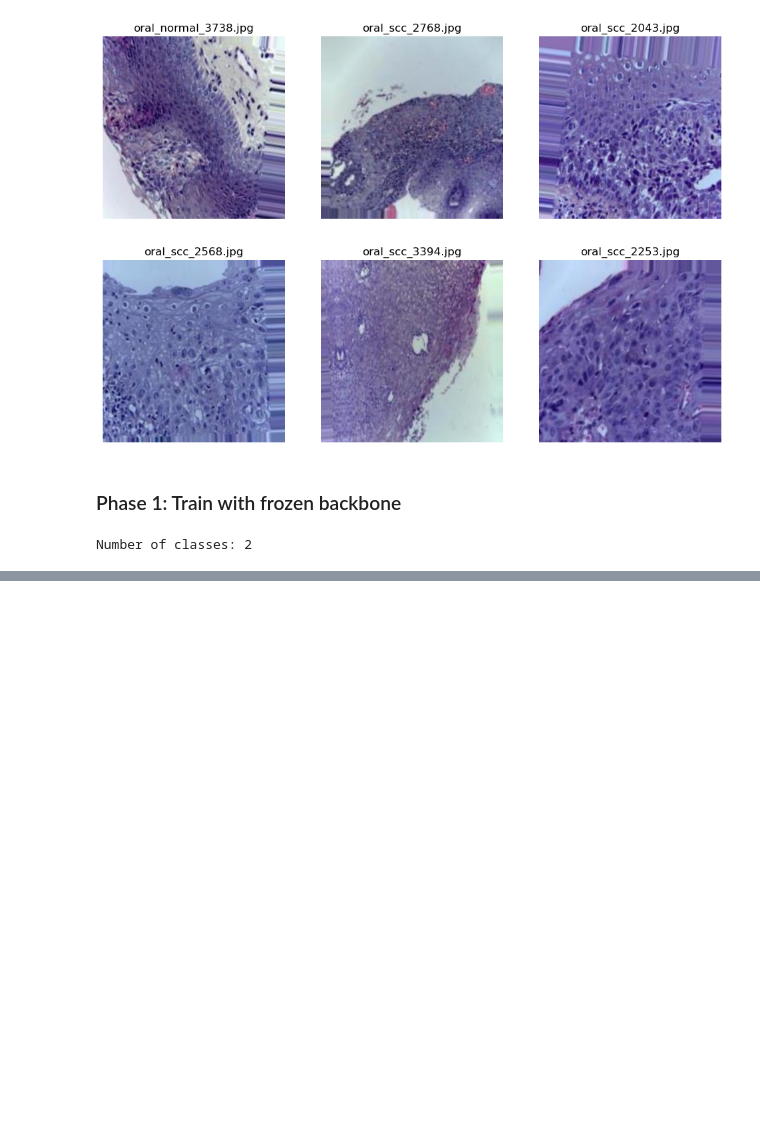
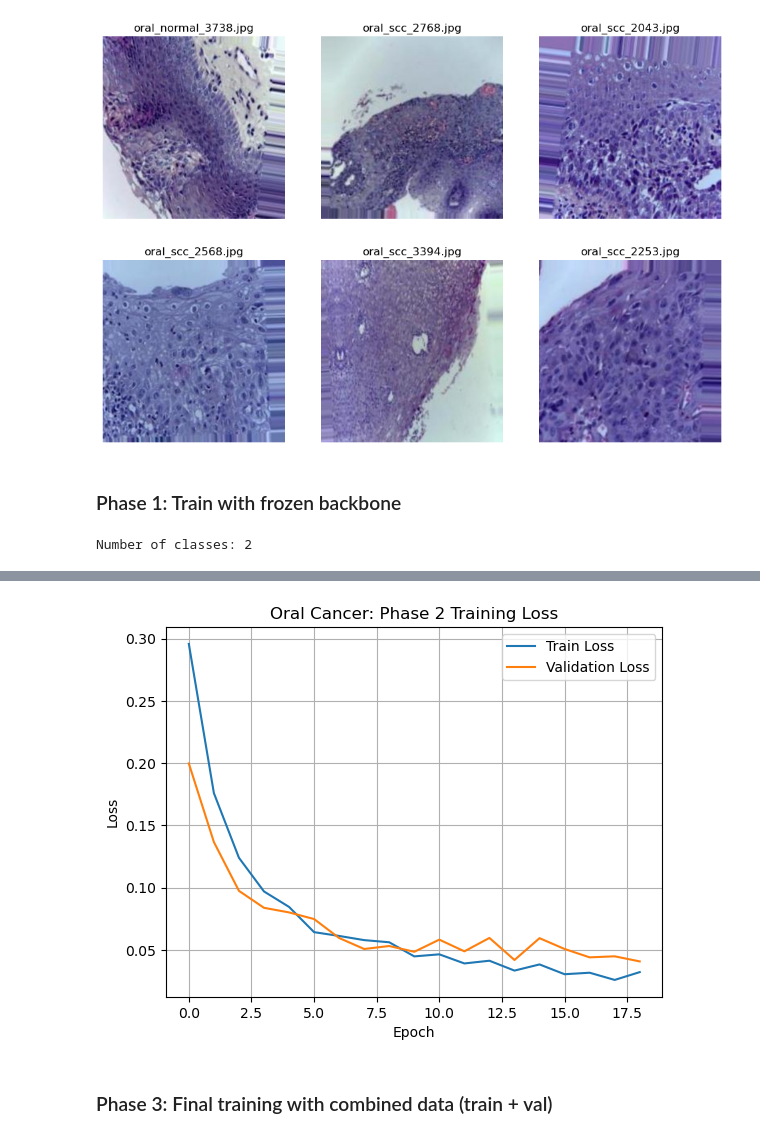
Before and after one commit to YiYuan0918/CE6146_Introduction_to_Deep_Learning_Final-Project_with_Multi_Cancer_Dataset, a Jupyter notebook: Oral_EfficientNet.ipynb, the cells around one changed output, grey strips where cells are left out. Saved outputs shown, nothing was run; the diff lists cells and outputs as text; code cells hidden in the pictures; blank space fills up the shorter version.

```diff
--- a/Oral_EfficientNet.ipynb
+++ b/Oral_EfficientNet.ipynb
@@ -425,0 +475,13 @@ plt.show()
+# %%
+plt.plot(train_losses, label='Train Loss')
+plt.plot(val_losses, label='Validation Loss')
+plt.xlabel('Epoch')
+plt.ylabel('Loss')
+plt.title(CANCER_TYPE + ': Phase 2 Training Loss')
+plt.legend()
+plt.grid(True)
+plt.show()
+# %% [output]
+[figure, added]
+# %% [markdown]
+### Phase 3: Final training with combined data (train + val)
```
Also changed, not shown: parts of 16 cells of this notebook.
